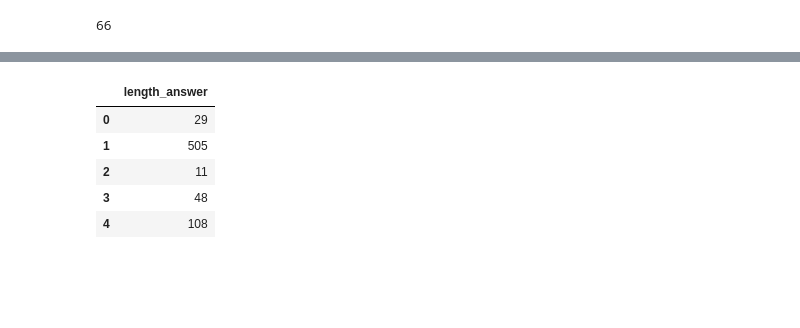
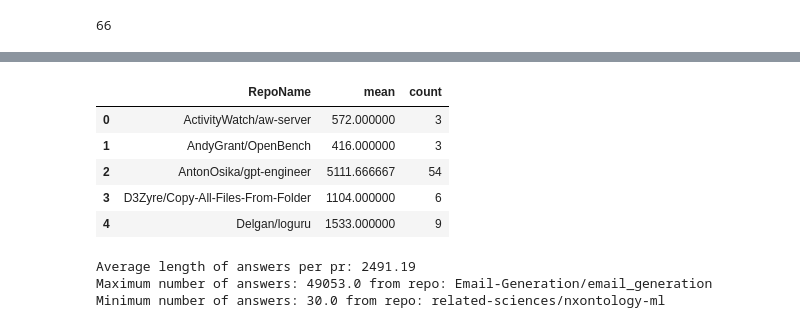
Before and after one commit to TenTen-Teng/MSR2024MiningChallenge, a Jupyter notebook: analysis_general.ipynb, the cells around one changed output, grey strips where cells are left out. Drawn from its saved outputs; the diff is of its cells as text; code cells hidden in the pictures; blank space fills up the shorter version.

```diff
--- a/analysis_general.ipynb
+++ b/analysis_general.ipynb
@@ -287,14 +212,27 @@ MONDO:0024239|low
-# %%
-# Create a dataframe for histogram
-
-df_answer_count = pd.DataFrame(ls_len_promot, columns=["length_answer"])
-df_answer_count.head()
-# %% [output]
-|  | length_answer |
-| 0 | 29 |
-| 1 | 505 |
-| 2 | 11 |
-| 3 | 48 |
-| 4 | 108 |
+# %%
+df_url_ans = df_repo["TokensOfAnswers"].aggregate(["mean", "count"]).reset_index()
+df_url_ans.head()
+# %% [output]
+|  | RepoName | mean | count |
+| 0 | ActivityWatch/aw-server | 572.000000 | 3 |
+| 1 | AndyGrant/OpenBench | 416.000000 | 3 |
+| 2 | AntonOsika/gpt-engineer | 5111.666667 | 54 |
+| 3 | D3Zyre/Copy-All-Files-From-Folder | 1104.000000 | 6 |
+| 4 | Delgan/loguru | 1533.000000 | 9 |
+# %%
+idx_max = np.argmax(df_url_ans["mean"])
+idx_min = np.argmin(df_url_ans["mean"])
+
+print(
+    f"Average length of answers per pr: {np.mean(df_url_ans["mean"]):.2f}\n"
+    f"Maximum number of answers: {df_url_ans["mean"].iloc[idx_max]} from "
+    f"repo: {df_url_ans["RepoName"].iloc[idx_max]}\n"
+    f"Minimum number of answers: {df_url_ans["mean"].iloc[idx_min]} from "
+    f"repo: {df_url_ans["RepoName"].iloc[idx_min]}"
+)
+# %% [output]
+Average length of answers per pr: 2491.19
+Maximum number of answers: 49053.0 from repo: Email-Generation/email_generation
+Minimum number of answers: 30.0 from repo: related-sciences/nxontology-ml
 # %%
 # Checking histogarm
```
Also changed, not shown: parts of 26 cells of this notebook, 12 other files.
